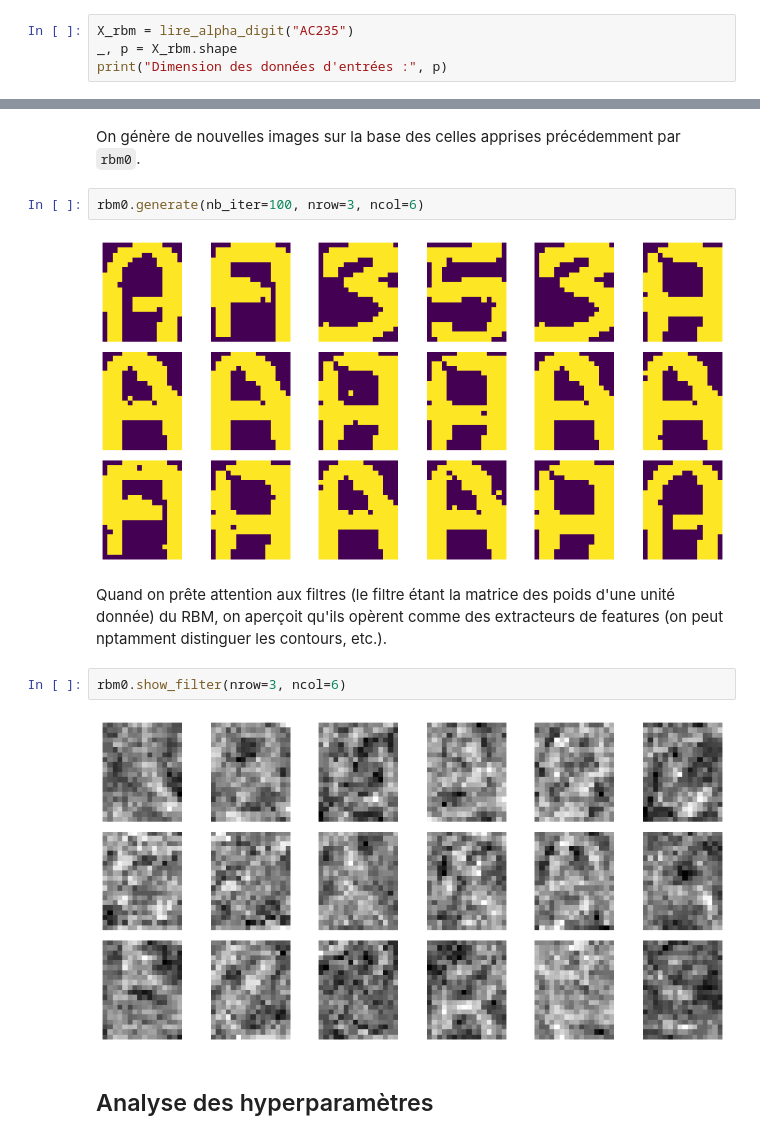
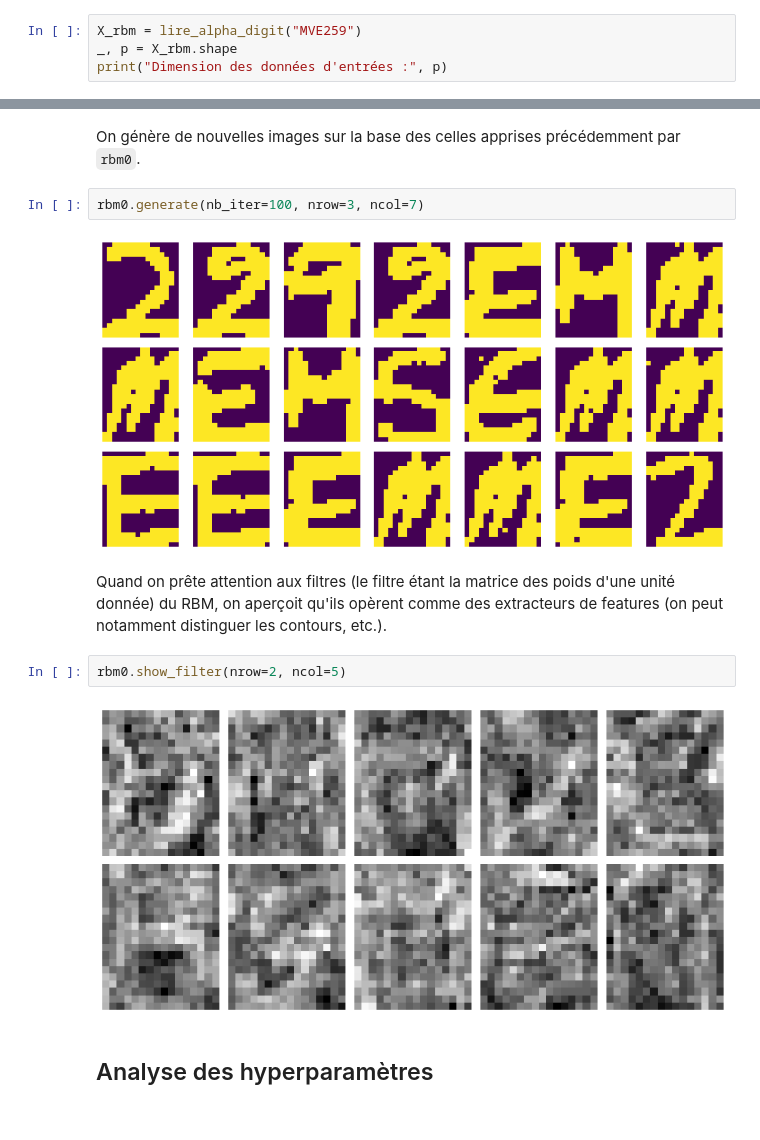
Before and after one commit to wdavys/DNN-dl2, a Jupyter notebook: TP_DNN.ipynb, the cells around one changed output, grey strips where cells are left out. Saved outputs shown, nothing was run; the diff lists cells and outputs as text.

```diff
--- a/TP_DNN.ipynb
+++ b/TP_DNN.ipynb
@@ -217,7 +217,7 @@ Dimension des données d'entrées : 320
 # %% [markdown]
 On crée un RBM ``rbm0`` avec $512$ unités cachées (qui représente l'espace latent) et on l'entraine sur l'ensemble des images extraites de la base de données ``Binary AlphaDigits`` qui représentent les caractères $A, C, 2, 3, 5$. L'objectif étant à terme de pouvoir générer des images similaires.
 # %%
-X_rbm = lire_alpha_digit("AC235")
+X_rbm = lire_alpha_digit("MVE259")
 _, p = X_rbm.shape
 print("Dimension des données d'entrées :", p)
 # %% [output]
@@ -247,15 +247,15 @@ plot_err(err_history0)
 # %% [markdown]
 On génère de nouvelles images sur la base des celles apprises précédemment par ``rbm0``.
 # %%
-rbm0.generate(nb_iter=100, nrow=3, ncol=6)
+rbm0.generate(nb_iter=100, nrow=3, ncol=7)
 # %% [output]
-[figure, old version]
+[figure, new version]
 # %% [markdown]
-Quand on prête attention aux filtres (le filtre étant la matrice des poids d'une unité donnée) du RBM, on aperçoit qu'ils opèrent comme des extracteurs de features (on peut nptamment distinguer les contours, etc.).
+Quand on prête attention aux filtres (le filtre étant la matrice des poids d'une unité donnée) du RBM, on aperçoit qu'ils opèrent comme des extracteurs de features (on peut notamment distinguer les contours, etc.).
 # %%
-rbm0.show_filter(nrow=3, ncol=6)
+rbm0.show_filter(nrow=2, ncol=5)
 # %% [output]
-[figure, old version]
+[figure, new version]
 # %% [markdown]
 ## Analyse des hyperparamètres
 # %%
```
Also changed, not shown: parts of 38 cells of this notebook.
